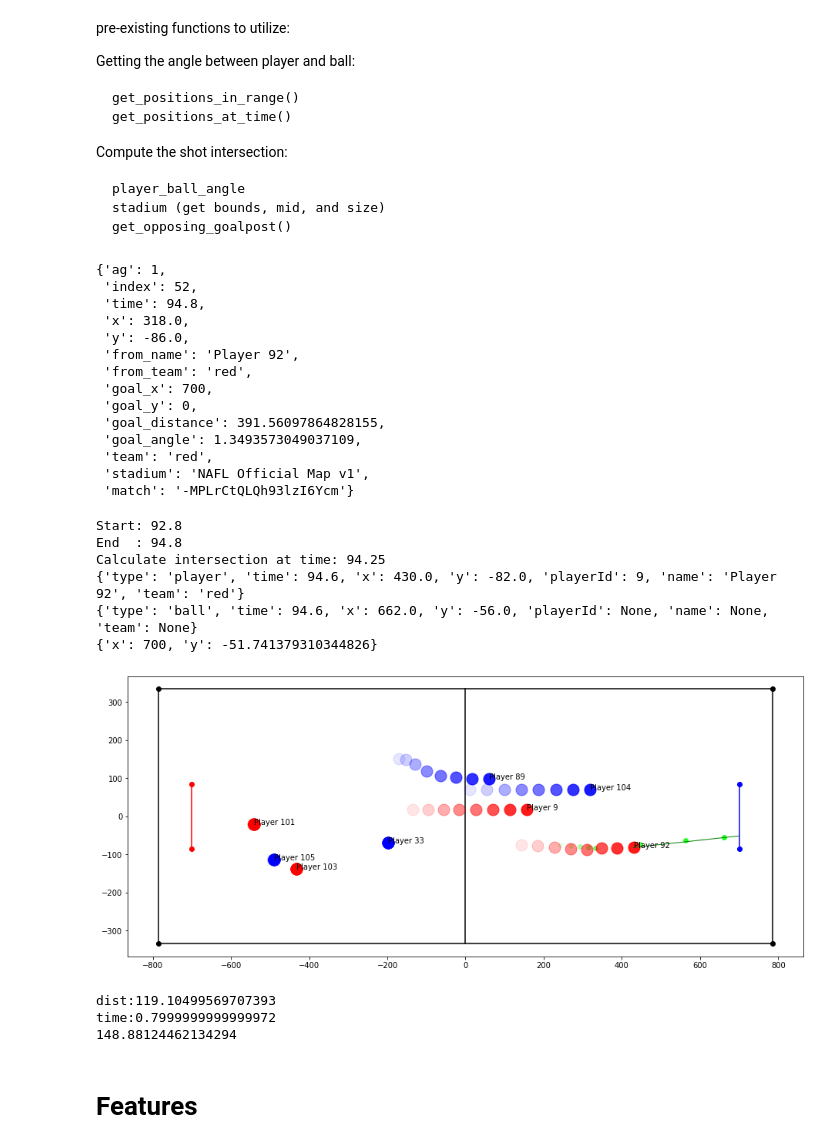
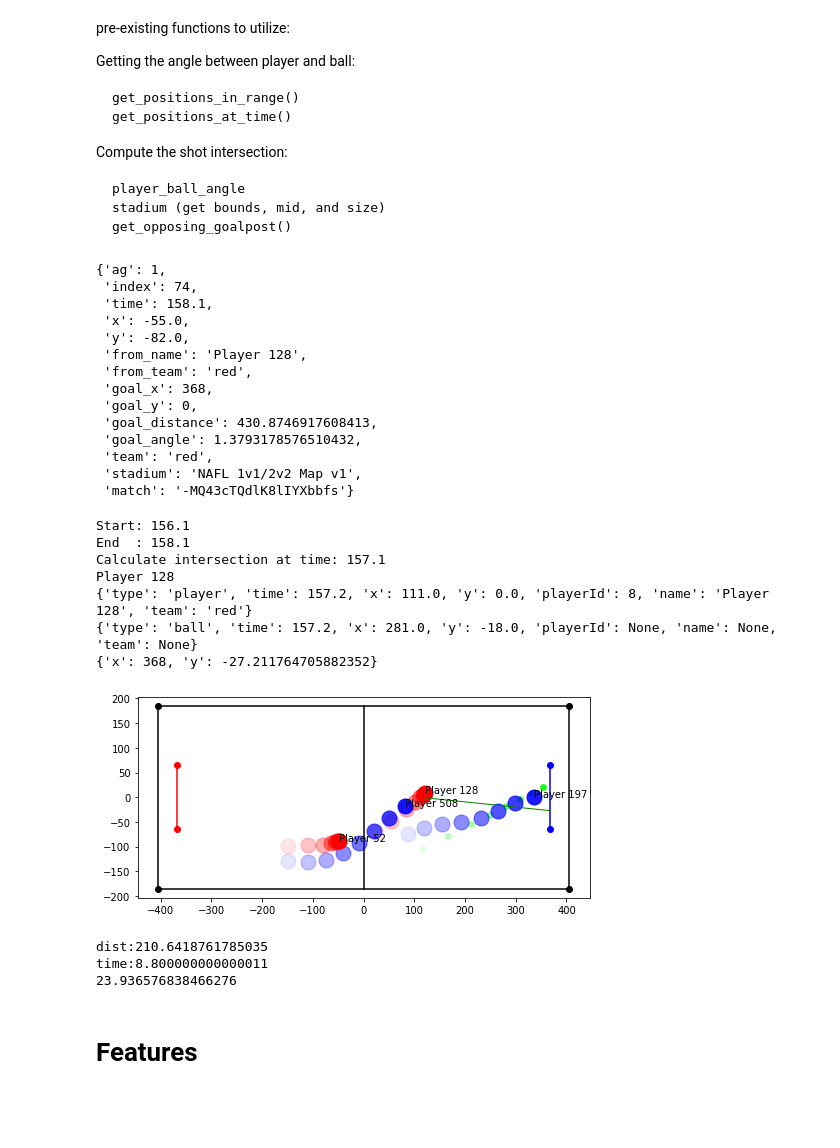
Before and after one commit to vingkan/haxml, a Jupyter notebook: notebooks/shot_angles.ipynb, the cells around one changed output. Cells and saved outputs as stored; diff of their text form; code cells hidden in the pictures; blank space fills up the shorter version.

Commit message:
adding features and exploring player blocking shot feature

```diff
--- a/notebooks/shot_angles.ipynb
+++ b/notebooks/shot_angles.ipynb
@@ -87,6 +87,6 @@ def generate_rows_angles(match, stadium):
         }
         yield row
 # %%
-meta = metadata[123]
+meta = metadata[1233]
 meta
 # %% [output]
@@ -416,6 +416,7 @@ def shot_intersection(match,kick, stadium, offset=0):
     #A list of lists with only info about player we want and ball
     shooter_frames = []
     ball_frames = []
+    print(kick['from_name'])
     for i in frame:
         if i['name'] == kick['from_name']: #5th column in df is the id field
             shooter_frames.append(i)
@@ -427,17 +428,18 @@ def shot_intersection(match,kick, stadium, offset=0):
     least_dist = float('inf')
     player_position = {}
     ball_position = {}
-    for i in range(len(shooter_frames)-1,0,-1): #frame len of ball and shooter should be the same
+    for i in reversed(range(len(shooter_frames)-1)): #frame len of ball and shooter should be the same
         dist = stadium_distance(shooter_frames[i]['x'],shooter_frames[i]['y'],ball_frames[i]['x'],ball_frames[i]['y'])
-        if dist < least_dist:
+        if dist <= least_dist:
             player_position = shooter_frames[i]
             ball_position = ball_frames[i]
+        elif dist > least_dist: #stopped decreasing
+            break
     #print(frame)
     print(player_position)
     print(ball_position)
     #Getting goal positions
     goal_mid = get_opposing_goalpost(stadium, kick['team'])['mid']
-    goal_posts = get_opposing_goalpost(stadium, kick['team'])['posts']
     #print(goal_mid)
      #Extend line from shot angle (can't extend lines easily)
     y_val = point_slope(
@@ -458,54 +460,55 @@ def slope(x1, y1, x2, y2):
     m = (y2-y1)/(x2-x1)
     return m
 # %%
-example = df.query("ag == 1").to_dict(orient="records")[1]
+example = df.query("ag == 1").to_dict(orient="records")[2]
 example
 # %% [output]
 {'ag': 1,
- 'index': 52,
- 'time': 94.8,
- 'x': 318.0,
- 'y': -86.0,
- 'from_name': 'Player 92',
+ 'index': 74,
+ 'time': 158.1,
+ 'x': -55.0,
+ 'y': -82.0,
+ 'from_name': 'Player 128',
  'from_team': 'red',
- 'goal_x': 700,
+ 'goal_x': 368,
  'goal_y': 0,
- 'goal_distance': 391.56097864828155,
- 'goal_angle': 1.3493573049037109,
+ 'goal_distance': 430.8746917608413,
+ 'goal_angle': 1.3793178576510432,
  'team': 'red',
- 'stadium': 'NAFL Official Map v1',
- 'match': '-MPLrCtQLQh93lzI6Ycm'}
+ 'stadium': 'NAFL 1v1/2v2 Map v1',
+ 'match': '-MQ43cTQdlK8lIYXbbfs'}
 # %%
 end_time = example["time"]
 start_time = end_time - 2
 print(f"Start: {start_time}")
 print(f"End  : {end_time}")
 time_range = get_positions_in_range(match["positions"], start_time, end_time)
-player_pos, ball_pos, intersect = shot_intersection(match,example,stadium, offset=0.55)
+player_pos, ball_pos, intersect = shot_intersection(match,example,stadium, offset=1)
 print(intersect)
 fig, ax = plot_positions(time_range, stadium)
 fig.set_size_inches(*zoom_stadium(stadium["bounds"]))
 # Most recent position for each player
 # Key: Name, Value: position (dict)
 last_pos = {}
 for pos in time_range:
     last_pos[pos["name"]] = pos
 for pos in last_pos.values():
     ax.text(pos["x"], pos["y"], pos["name"])
 ax.plot(
     [player_pos['x'], ball_pos['x'], intersect['x']],
     [player_pos['y'], ball_pos['y'], intersect['y']],
     color="green", linewidth=1
 )
 fig
 # %% [output]
-Start: 92.8
-End  : 94.8
-Calculate intersection at time: 94.25
-{'type': 'player', 'time': 94.6, 'x': 430.0, 'y': -82.0, 'playerId': 9, 'name': 'Player 92', 'team': 'red'}
-{'type': 'ball', 'time': 94.6, 'x': 662.0, 'y': -56.0, 'playerId': None, 'name': None, 'team': None}
-{'x': 700, 'y': -51.741379310344826}
+Start: 156.1
+End  : 158.1
+Calculate intersection at time: 157.1
+Player 128
+{'type': 'player', 'time': 157.2, 'x': 111.0, 'y': 0.0, 'playerId': 8, 'name': 'Player 128', 'team': 'red'}
+{'type': 'ball', 'time': 157.2, 'x': 281.0, 'y': -18.0, 'playerId': None, 'name': None, 'team': None}
+{'x': 368, 'y': -27.211764705882352}
-[figure, old version]
+[figure, new version]
 # %%
 import math
 
@@ -548,10 +555,10 @@ def speed_player(match,kick,playerId, offset):
 # %%
-id_player = 9.0
-print(speed_player(match,example, id_player, offset=1))
+name = 'Player 52'
+print(speed_player(match,example, name, offset=9))
 # %% [output]
-dist:119.10499569707393
-time:0.7999999999999972
-148.88124462134294
+dist:210.6418761785035
+time:8.800000000000011
+23.936576838466276
 # %%
 def defender_feature_weighted(match,kick,dist):
     '''Figuring out the closest defender and num of defenders for a kick
```
Also changed, not shown: parts of 19 cells of this notebook.
